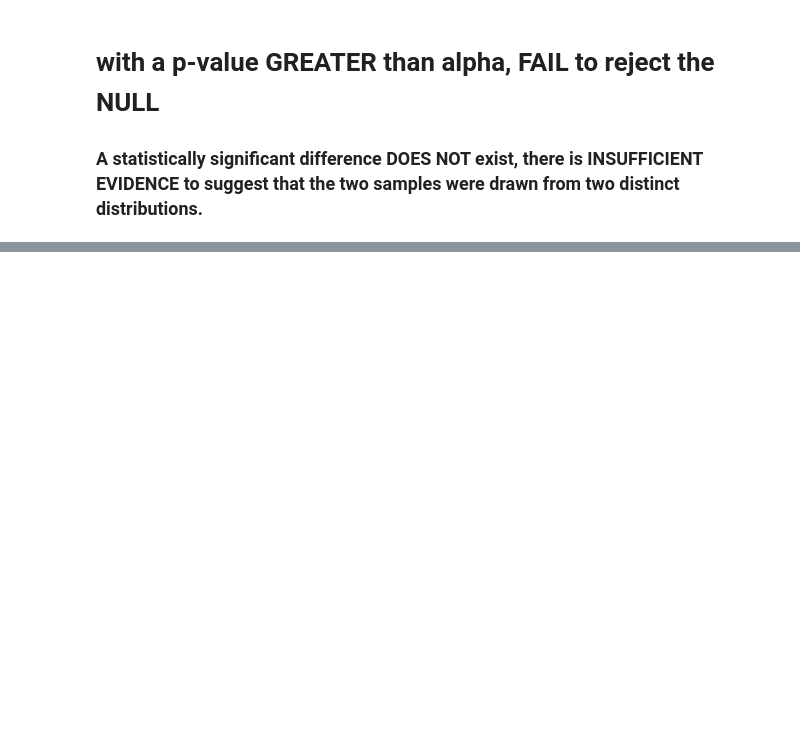
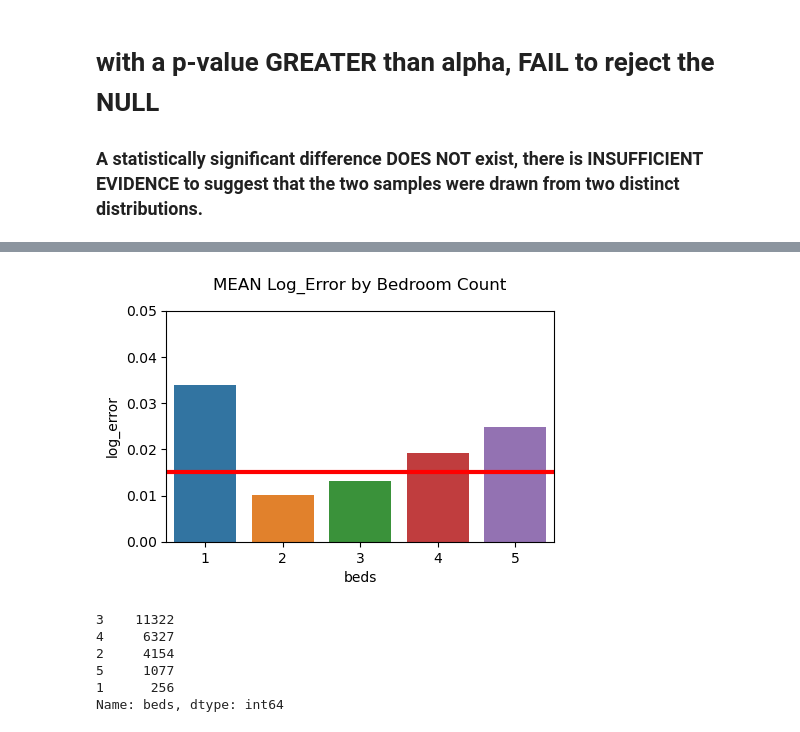
Before and after one commit to RichardAlcabes22/clustering-exercises, a Jupyter notebook: explore_zillow.ipynb, the cells around one changed output, grey strips where cells are left out. Cells and saved outputs as stored; diff of their text form; code cells hidden in the pictures; blank space fills up the shorter version.

```diff
--- a/explore_zillow.ipynb
+++ b/explore_zillow.ipynb
@@ -128,0 +249,19 @@ p = 3.444329e-01
+# %%
+mean = train.log_error.mean()
+plt.figure(figsize=(5,3))
+sns.barplot(data=train, y='log_error',x='beds',ci=False)
+plt.axhline(y=mean,color='red', linewidth=3)
+plt.title('MEAN Log_Error by Bedroom Count',pad=15)
+plt.ylim(0,.05)
+plt.show()
+# %% [output]
+[figure, added]
+# %%
+train.beds.value_counts()
+# %% [output]
+3    11322
+4     6327
+2     4154
+5     1077
+1      256
+Name: beds, dtype: int64
```
Also changed, not shown: parts of 30 cells of this notebook.
